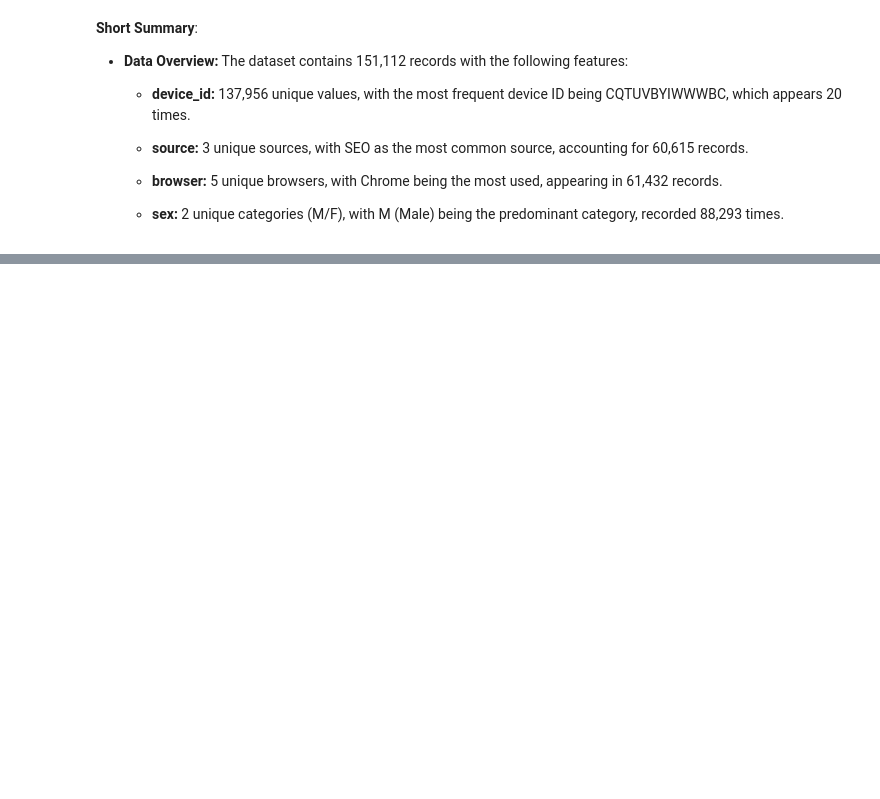
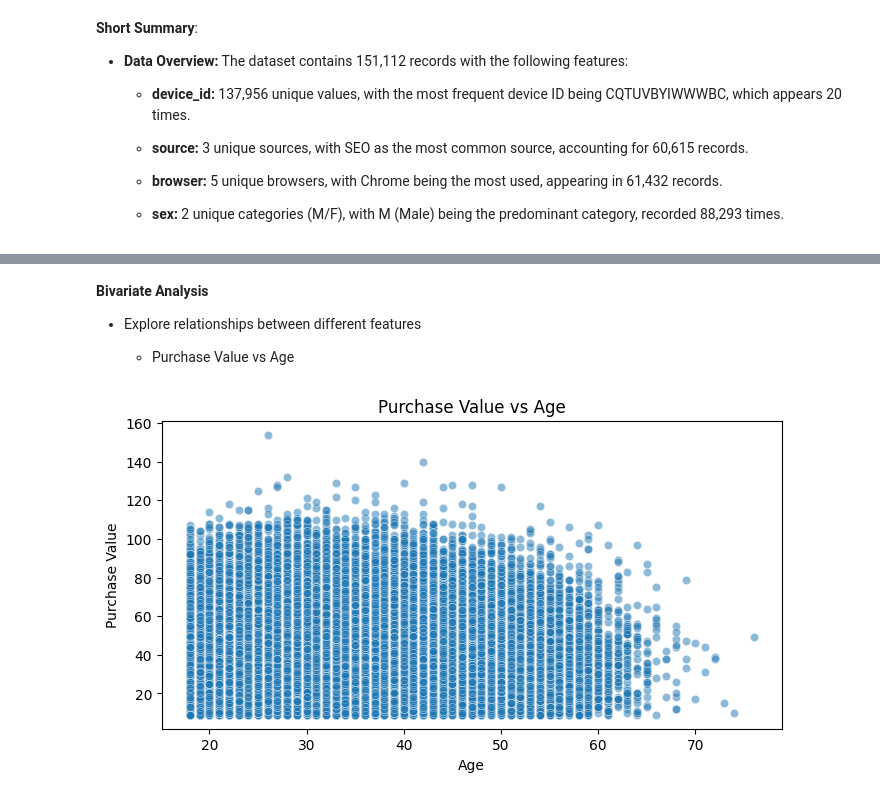
Before and after one commit to epythonlab/fraud-detection, a Jupyter notebook: notebooks/Data_Preprocessing_and_Analysis.ipynb, the cells around one changed output, grey strips where cells are left out. Saved outputs shown, nothing was run; the diff lists cells and outputs as text; code cells hidden in the pictures; blank space fills up the shorter version.

```diff
--- a/notebooks/Data_Preprocessing_and_Analysis.ipynb
+++ b/notebooks/Data_Preprocessing_and_Analysis.ipynb
@@ -205,0 +237,11 @@ fraud_df.describe(include='object')
+# %% [markdown]
+**Bivariate Analysis**
+
+- Explore relationships between different features
+
+    - Purchase Value vs Age
+# %%
+# Plot relationship between purchase_value vs age
+visualizer.plot_relationship()
+# %% [output]
+[figure, added]
```
Also changed, not shown: parts of 26 cells of this notebook, 2 other files.
